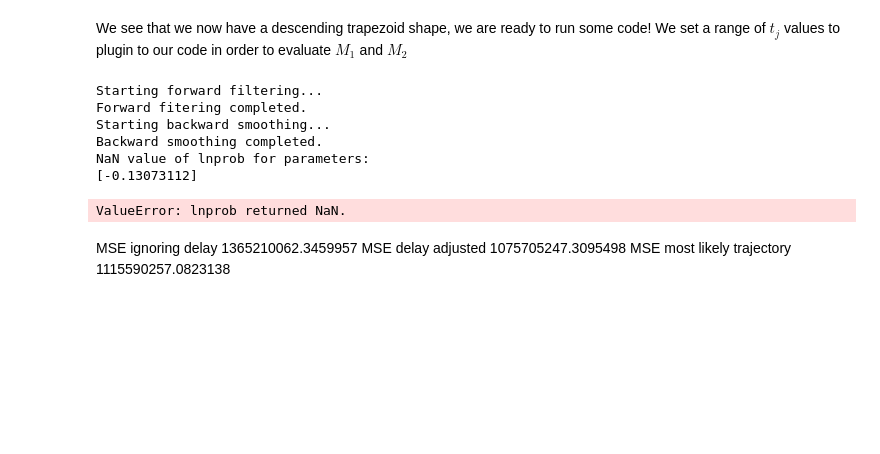
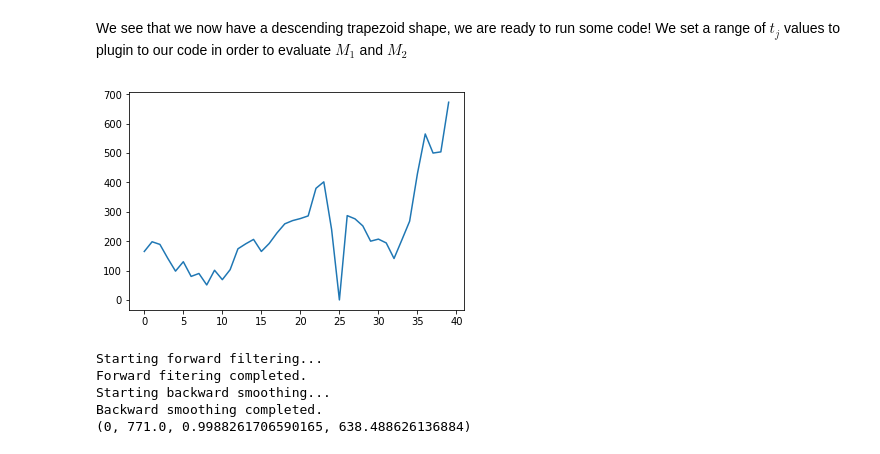
Before and after one commit to gcgibson/reporting_delay, a Jupyter notebook: delay.ipynb, the cells around one changed output. Saved outputs shown, nothing was run; the diff lists cells and outputs as text; code cells hidden in the pictures; blank space fills up the shorter version.

Commit message:
MCMC working

```diff
--- a/delay.ipynb
+++ b/delay.ipynb
@@ -216,14 +216,49 @@ We see that we now have a descending trapezoid shape, we are ready to run some c
 # %%
 import emcee
 from pydlm import dlm, trend, seasonality, dynamic, autoReg, longSeason
+from sklearn.metrics import mean_squared_error
+from scipy.stats import binom,norm
+import matplotlib.pyplot as plt
 
-from scipy.stats import binom,norm
 
 total_mse_m1 = 0
 total_mse_m2 = 0
 total_mse_m3 = 0
 
-T = range(50,60)
+T = range(50,51)
+
+
+def metropolis(iter_,n,p,n_hat):
+    def p_dens(n,x,p,n_hat):
+        return binom.pmf(n,x,p)*norm.pdf(x,n_hat,500)
+    def r_g(x):
+        return np.random.normal(x,1000)
+
+    curr_counter = 0
+    samples = [np.random.normal(n_hat,1)]
+    while len(samples) < 100:
+        #print (len(samples))
+        proposal = r_g(samples[curr_counter])
+        #if iter_ == 2:
+         #   print ("n,proposal,p,n_hat,samples[curr_counter]")
+          #  print (n,proposal,p,n_hat,samples[curr_counter])
+        #sys.exit()
+        proposal_dens = p_dens(n,proposal,p,n_hat)/p_dens(n,samples[curr_counter],p,n_hat)
+        #print (proposal_dens)
+        if np.isinf(proposal_dens):
+            proposal_dens = 1.1
+        if np.isnan(proposal_dens):
+            pass
+        else:
+            a_x = min(1,proposal_dens)
+            u = np.random.uniform(0,1)
+            #print (u,a_x)
+            if u <= a_x:
+                samples.append(proposal)
+                curr_counter +=1
+
+    return samples
+
 
 for tau in T:
 
@@ -241,7 +276,8 @@ for tau in T:
 
     train_n_t_d = train_reporting_polygon[:t_j-L]
     train_n_t_inf = np.array(train_reporting_polygon[:t_j-L]).sum(axis=1)
-
+    plt.plot(train_n_t_inf)
+    plt.show()
     #print (test_n_t_inf.shape)
     test_n_t_d = train_reporting_polygon[t_j-L:]
     test_n_t_inf = np.sum(reporting_polygon[t_j-L + 1:t_j],axis=1)
@@ -273,58 +309,45 @@ for tau in T:
 
     myDLM = dlm(train_n_t_inf)
     myDLM = myDLM + trend(1, name='lineTrend', w=1.0)
         # add a 7 day seasonality with prior covariance 1.0
     myDLM = myDLM + seasonality(52, name='7day', w=1.0)
         # add a 3 step auto regression
     myDLM = myDLM + autoReg(degree=2, data=train_n_t_inf, name='ar3', w=1.0)
     myDLM.fit()
     (predictMean, predictVar) = myDLM.predictN(N=D-1, date=myDLM.n-1)
 
 
     phat = trace['a'].mean(axis=0)
     count = 1
+
+    predictions_ = []
     for iter_ in range(len(predictMean)):
         row_sum = sum(test_n_t_d[iter_])
-        def lnprob(x):
-            ret =  binom.logpmf(row_sum,x,np.sum(phat[:len(phat)-count])) + norm.logpdf(x,predictMean[iter_],predictVar[iter_])
-            #print (ret)
-            return ret
-        ndim, nwalkers = 1, 10
-        ivar = 1. / np.random.rand(ndim)
-        p0 = [np.random.rand(ndim) for i in range(nwalkers)]
+        pd = np.sum(phat[:len(phat)-count])
+        print (iter_,row_sum,pd,predictMean[iter_])
 
-        sampler = emcee.EnsembleSampler(nwalkers, ndim, lnprob)
-        sampler.run_mcmc(p0, 1000)
-        output = sampler.flatchain[:,0]
-        print (output)
+        trace = metropolis(iter_,row_sum,pd,predictMean[iter_])
+        predictions_.append(np.mean(trace))
         count +=1
-        sys.exit()
 
-    #def lnprob()
-    sys.exit()
+
+    total_mse_m1 += mean_squared_error(predictMean,test_n_t_inf)
+    total_mse_m1 += mean_squared_error(predictions_,test_n_t_inf)
 
 
 
 
 print "--------------\n\n\n"
 print "MSE ignoring delay"
 print (total_mse_m1/len(T))
 print "MSE delay adjusted"
 print (total_mse_m2/len(T))
 print "MSE most likely trajectory"
 print (total_mse_m3/len(T))
 # %% [output]
+[figure, added]
 Starting forward filtering...
 Forward fitering completed.
 Starting backward smoothing...
 Backward smoothing completed.
-NaN value of lnprob for parameters:
-[-0.13073112]
+(0, 771.0, 0.9988261706590165, 638.488626136884)
-ValueError: lnprob returned NaN.
-# %% [markdown]
-MSE ignoring delay
-1365210062.3459957
-MSE delay adjusted
-1075705247.3095498
-MSE most likely trajectory
-1115590257.0823138
```
